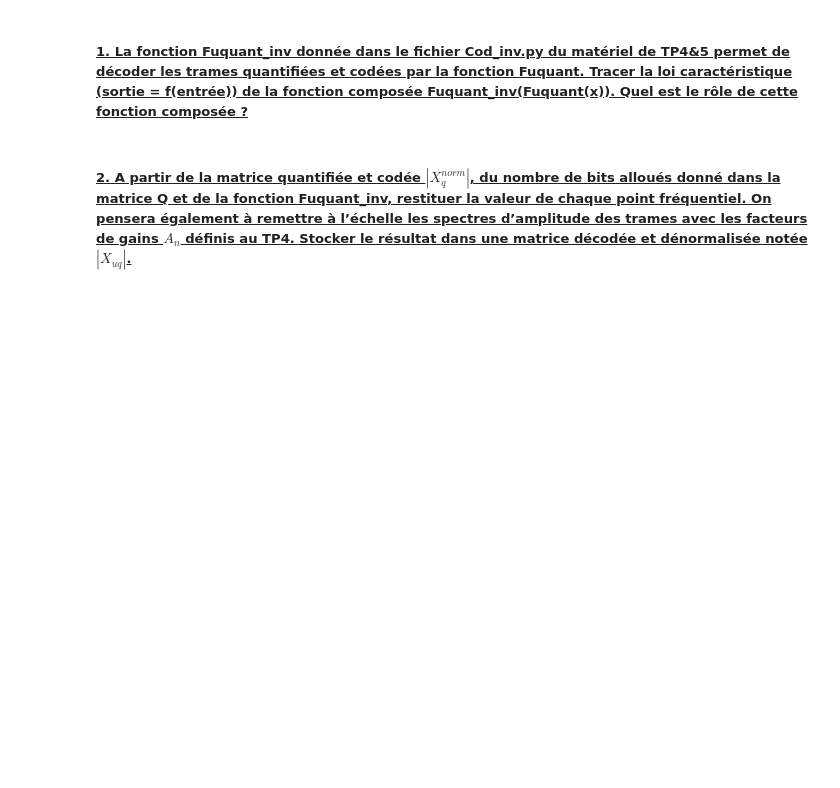
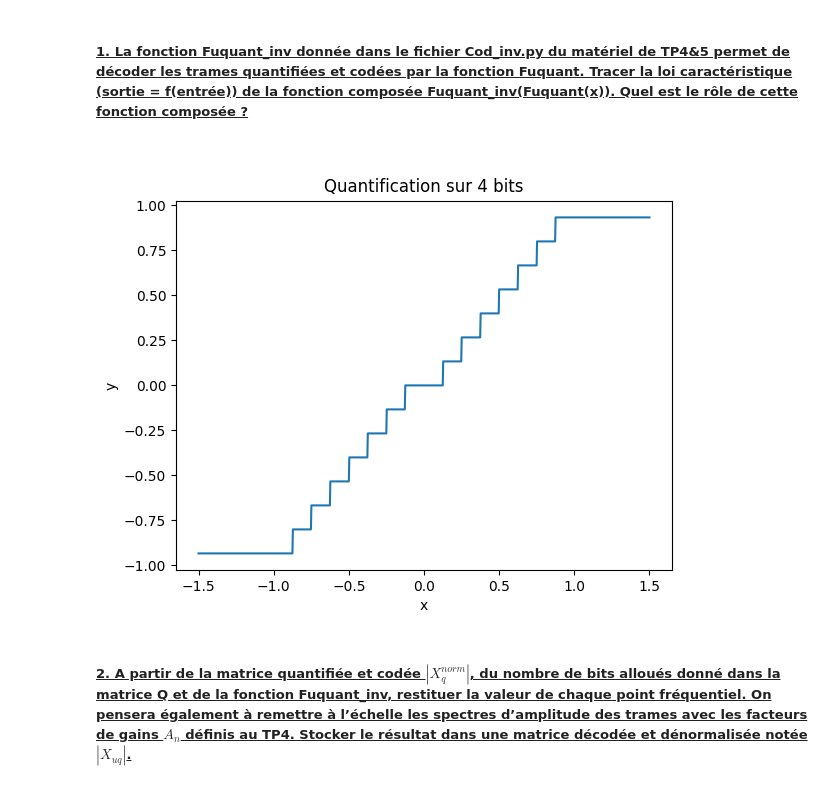
Before and after one commit to SharaineMALARVIJY/S1_Traitement_du_son, a Jupyter notebook: TP4et5/TP5_Son1.ipynb, the cells around one changed output. Cells and saved outputs as stored; diff of their text form; code cells hidden in the pictures; blank space fills up the shorter version.

```diff
--- a/TP4et5/TP5_Son1.ipynb
+++ b/TP4et5/TP5_Son1.ipynb
@@ -19,7 +25,18 @@ from Cod_inv import Fuquant_inv
 # %% [markdown]
 ##### <u> 1. La fonction Fuquant_inv donnée dans le fichier Cod_inv.py du matériel de TP4&5 permet de décoder les trames  quantifiées et codées par la fonction Fuquant. Tracer la loi caractéristique (sortie = f(entrée)) de la fonction composée Fuquant_inv(Fuquant(x)). Quel est le rôle de cette fonction composée ?
 # %%
-# À compléter
+N = 4
+
+x = np.linspace(-1.5, 1.5, 1000)
+y = [Fuquant_inv(Fuquant(i, N), N) for i in x]
+plt.figure()
+plt.plot(x, y, '-')
+plt.title(f'Quantification sur {N} bits')
+plt.xlabel(f"x")
+plt.ylabel("y")
+plt.show()
+# %% [output]
+[figure, added]
 # %% [markdown]
 ##### <u> 2. A partir de la matrice quantifiée et codée $|X_q^{norm}|$, du nombre de bits alloués donné dans la matrice Q et de la fonction Fuquant_inv, restituer la valeur de chaque point fréquentiel. On pensera également à remettre à l’échelle les spectres d’amplitude des trames avec les facteurs de gains $A_n$ définis au TP4. Stocker le résultat dans une matrice décodée et dénormalisée notée $|X_{uq}|$.
 # %%
```
Also changed, not shown: parts of 15 cells of this notebook, 1 other file.
